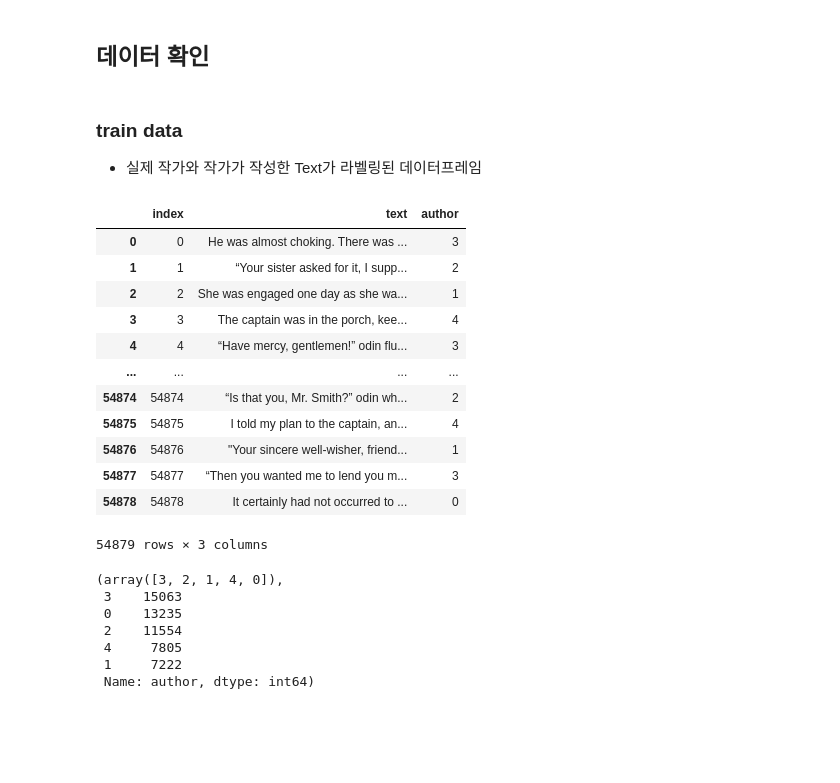
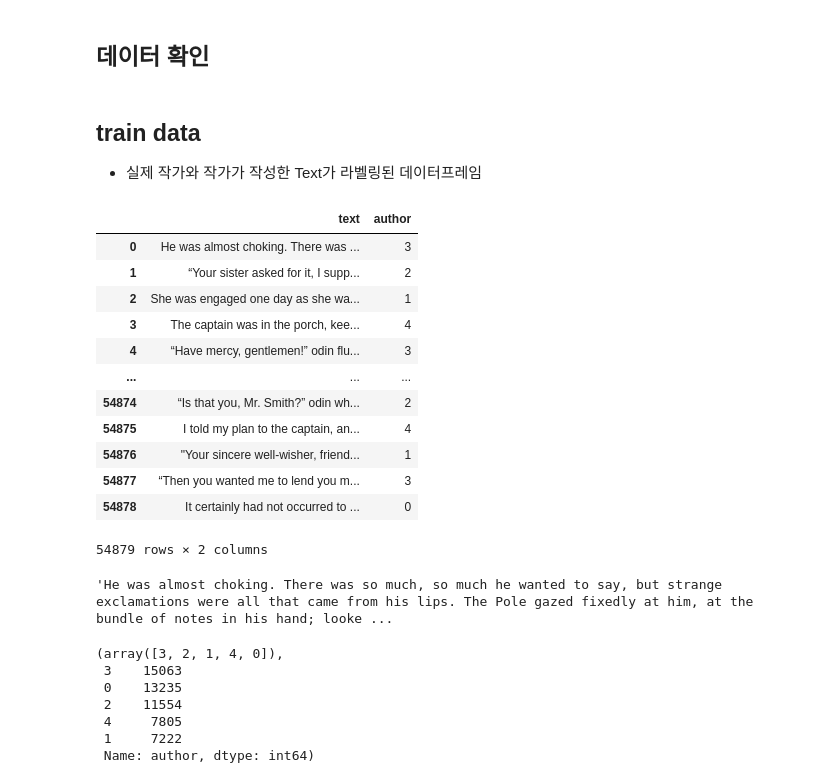
Before and after one commit to dss-14th/ml-repo-6, a Jupyter notebook: 02_novel_ai/01_tfidf_machine_learning_main.ipynb, the cells around one changed output. Drawn from its saved outputs; the diff is of its cells as text; code cells hidden in the pictures; blank space fills up the shorter version.

```diff
--- a/02_novel_ai/01_tfidf_machine_learning_main.ipynb
+++ b/02_novel_ai/01_tfidf_machine_learning_main.ipynb
@@ -21,22 +23,26 @@ submission = pd.read_csv('./open/sample_submission.csv', encoding='utf-8')
 # %% [markdown]
-### train data
+## train data
 - 실제 작가와 작가가 작성한 Text가 라벨링된 데이터프레임
+# %%
+train.drop(columns='index')
+# %% [output]
+|  | text | author |
+| 0 | He was almost choking. There was ... | 3 |
+| 1 | “Your sister asked for it, I supp... | 2 |
+| 2 | She was engaged one day as she wa... | 1 |
+| 3 | The captain was in the porch, kee... | 4 |
+| 4 | “Have mercy, gentlemen!” odin flu... | 3 |
+| ... | ... | ... |
+| 54874 | “Is that you, Mr. Smith?” odin wh... | 2 |
+| 54875 | I told my plan to the captain, an... | 4 |
+| 54876 | "Your sincere well-wisher, friend... | 1 |
+| 54877 | “Then you wanted me to lend you m... | 3 |
+| 54878 | It certainly had not occurred to ... | 0 |
+54879 rows × 2 columns
 # %%
-train
+train.text[0]
 # %% [output]
-|  | index | text | author |
-| 0 | 0 | He was almost choking. There was ... | 3 |
-| 1 | 1 | “Your sister asked for it, I supp... | 2 |
-| 2 | 2 | She was engaged one day as she wa... | 1 |
-| 3 | 3 | The captain was in the porch, kee... | 4 |
-| 4 | 4 | “Have mercy, gentlemen!” odin flu... | 3 |
-| ... | ... | ... | ... |
-| 54874 | 54874 | “Is that you, Mr. Smith?” odin wh... | 2 |
-| 54875 | 54875 | I told my plan to the captain, an... | 4 |
-| 54876 | 54876 | "Your sincere well-wisher, friend... | 1 |
-| 54877 | 54877 | “Then you wanted me to lend you m... | 3 |
-| 54878 | 54878 | It certainly had not occurred to ... | 0 |
-54879 rows × 3 columns
+'He was almost choking. There was so much, so much he wanted to say, but strange exclamations were all that came from his lips. The Pole gazed fixedly at him, at the bundle of notes in his hand; looke ...
 # %%
 train.author.unique(), train.author.value_counts()
 # %% [output]
```
Also changed, not shown: parts of 41 cells of this notebook, 6 other files.
